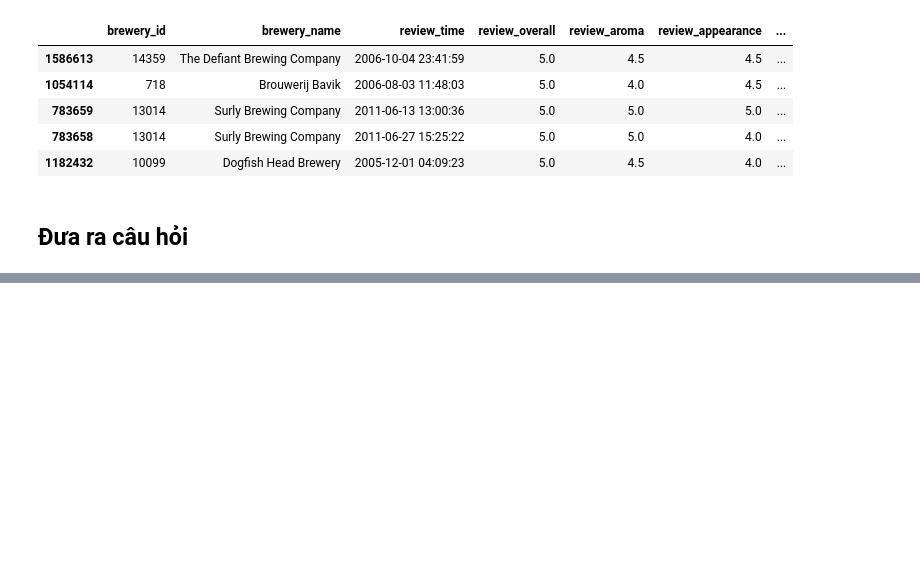
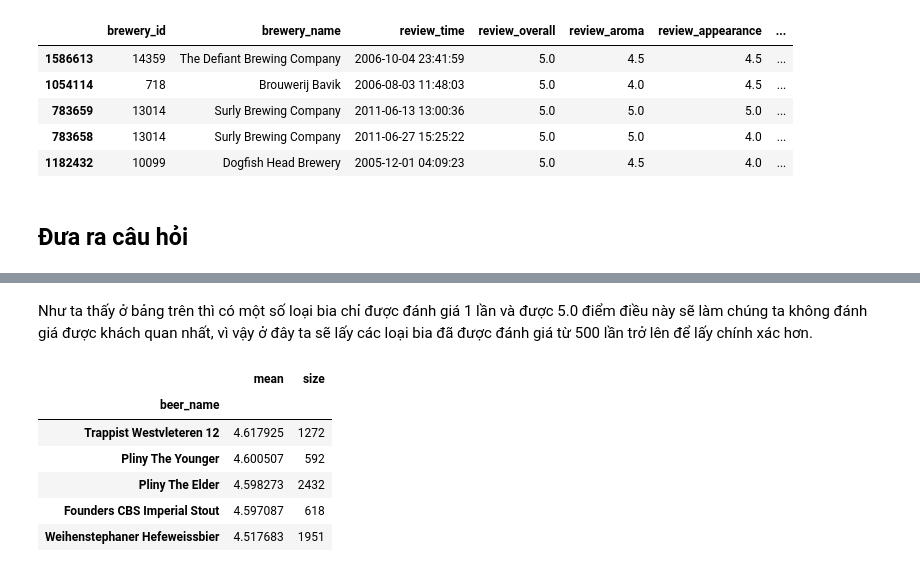
Before and after one commit to hts7117/LTKHDL_DACK, a Jupyter notebook: 1712718-HuynhThanhSang.ipynb, the cells around one changed output, grey strips where cells are left out. Saved outputs shown, nothing was run; the diff lists cells and outputs as text; code cells hidden in the pictures; blank space fills up the shorter version.

```diff
--- a/1712718-HuynhThanhSang.ipynb
+++ b/1712718-HuynhThanhSang.ipynb
@@ -208,0 +234,16 @@ Ban đầu mình uống bia chỉ thấy mỗi một vị đắng( đầu tiên
+# %% [markdown]
+Như ta thấy ở bảng trên thì có một số loại bia chỉ được đánh giá 1 lần và được 5.0 điểm điều này sẽ làm chúng ta không đánh giá được khách quan nhất, vì vậy ở đây ta sẽ lấy các loại bia đã được đánh giá từ 500 lần trở lên để lấy chính xác hơn.
+# %%
+beer_name_overall_2 = beer_name_overall.sort_values('size', ascending = False)
+beer_name_overall_2 = beer_name_overall_2[beer_name_overall_2['size'] >= 500]
+beer_name_overall_2 = beer_name_overall_2.sort_values('mean', ascending = False)
+beer_name_overall_2 = beer_name_overall_2[:5]
+beer_name_overall_2
+# %% [output]
+|  | mean | size |
+| beer_name |  |  |
+| Trappist Westvleteren 12 | 4.617925 | 1272 |
+| Pliny The Younger | 4.600507 | 592 |
+| Pliny The Elder | 4.598273 | 2432 |
+| Founders CBS Imperial Stout | 4.597087 | 618 |
+| Weihenstephaner Hefeweissbier | 4.517683 | 1951 |
```
Also changed, not shown: parts of 8 cells of this notebook.
